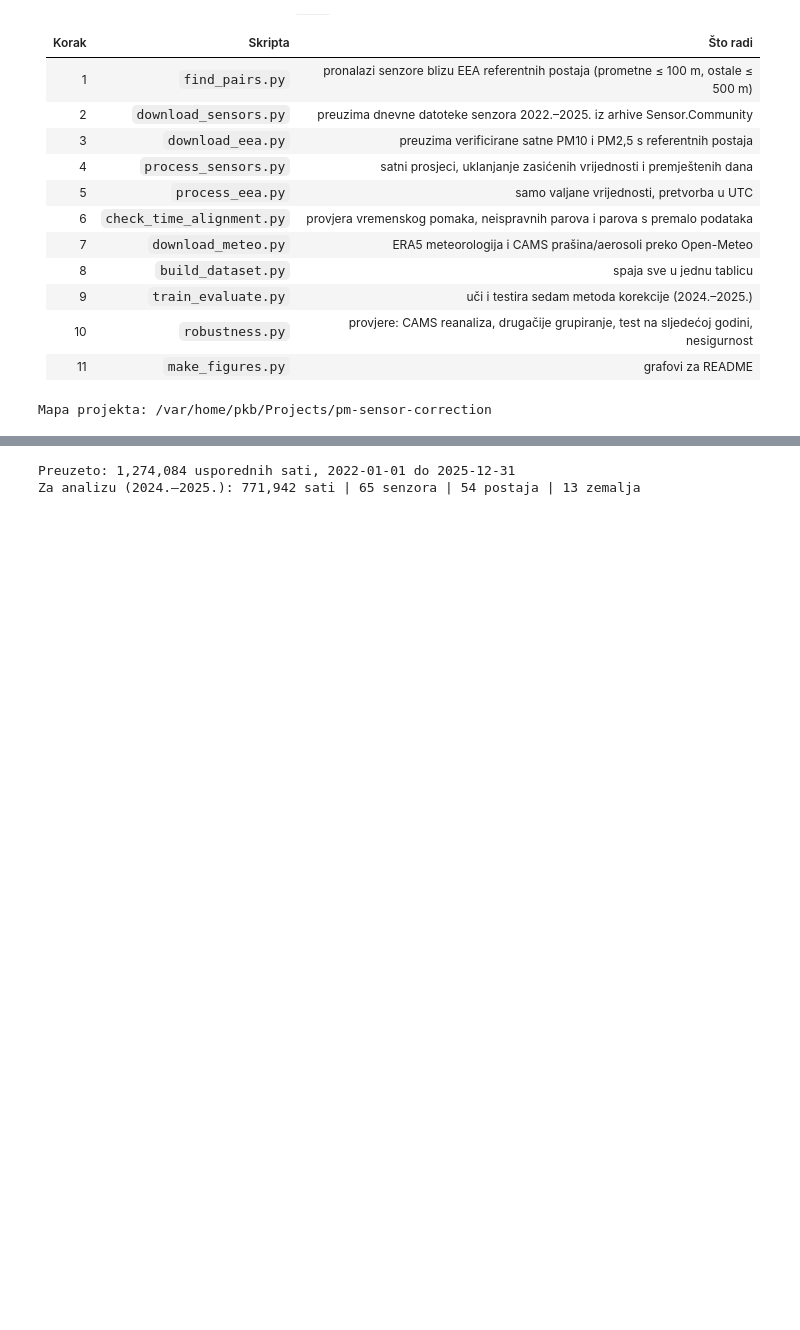
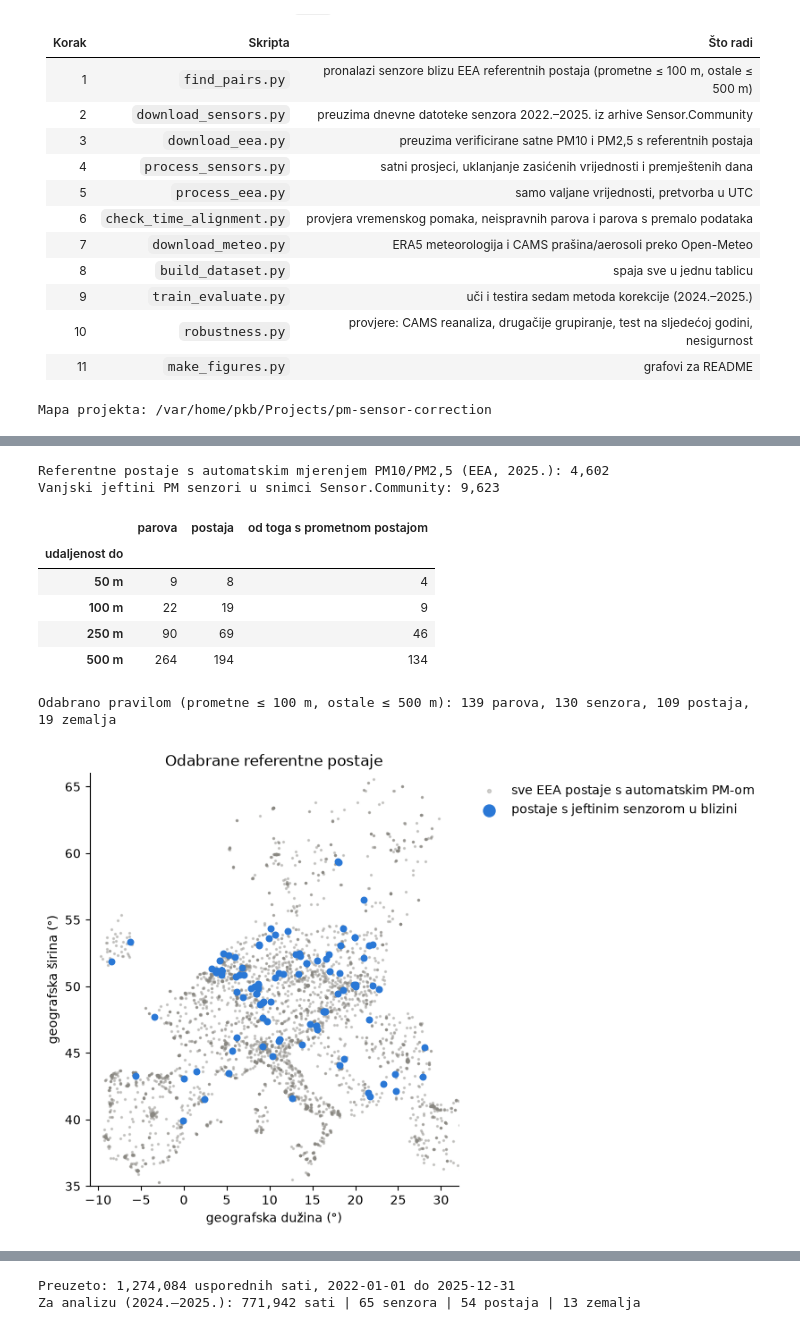
Before and after one commit to pboric/pm-sensor-correction, a Jupyter notebook: notebooks/vodic_kroz_analizu.ipynb, the cells around one changed output, grey strips where cells are left out. Cells and saved outputs as stored; diff of their text form; code cells hidden in the pictures; blank space fills up the shorter version.

Commit message:
Walkthrough: explain data sources, pair selection, download and preparation

```diff
--- a/notebooks/vodic_kroz_analizu.ipynb
+++ b/notebooks/vodic_kroz_analizu.ipynb
@@ -75,0 +119,37 @@ Mapa projekta: /var/home/pkb/Projects/pm-sensor-correction
+# %%
+import find_pairs as fp
+
+postaje = fp.load_reference_stations()
+senzori = fp.load_low_cost_sensors()
+print(f"Referentne postaje s automatskim mjerenjem PM10/PM2,5 (EEA, 2025.): {len(postaje):,}")
+print(f"Vanjski jeftini PM senzori u snimci Sensor.Community: {len(senzori):,}")
+
+parovi = pd.read_csv(INTERIM / "pairs.csv")          # svi parovi unutar 500 m
+odabrani = pd.read_csv(INTERIM / "pairs_selected.csv")  # nakon pravila 100 m / 500 m
+display(pd.DataFrame([{
+    "udaljenost do": f"{g} m",
+    "parova": int((parovi.distance_m <= g).sum()),
+    "postaja": parovi.loc[parovi.distance_m <= g, "ref_station_code"].nunique(),
+    "od toga s prometnom postajom": int(((parovi.distance_m <= g) & (parovi.ref_station_type == "traffic")).sum()),
+} for g in (50, 100, 250, 500)]).set_index("udaljenost do"))
+print(f"Odabrano pravilom (prometne ≤ 100 m, ostale ≤ 500 m): {len(odabrani)} parova, {odabrani.sensor_id.nunique()} "
+      f"senzora, {odabrani.ref_station_code.nunique()} postaja, {odabrani.ref_country.nunique()} zemalja")
+
+fig, ax = plt.subplots(figsize=(10, 6))
+ax.scatter(postaje.lon, postaje.lat, s=2, color=BOJE["raw"], alpha=0.35, label="sve EEA postaje s automatskim PM-om")
+o = odabrani.drop_duplicates("ref_station_code")
+ax.scatter(o.ref_lon, o.ref_lat, s=22, color=BOJE["gbm_full"], label="postaje s jeftinim senzorom u blizini")
+ax.set_xlim(-11, 32); ax.set_ylim(35, 66); ax.set_aspect(1 / np.cos(np.radians(50))); ax.grid(False)
+ax.set_xlabel("geografska dužina (°)"); ax.set_ylabel("geografska širina (°)")
+ax.legend(frameon=False, loc="upper left", bbox_to_anchor=(1.02, 1), markerscale=2); ax.set_title("Odabrane referentne postaje"); plt.show()
+# %% [output]
+Referentne postaje s automatskim mjerenjem PM10/PM2,5 (EEA, 2025.): 4,602
+Vanjski jeftini PM senzori u snimci Sensor.Community: 9,623
+|  | parova | postaja | od toga s prometnom postajom |
+| udaljenost do |  |  |  |
+| 50 m | 9 | 8 | 4 |
+| 100 m | 22 | 19 | 9 |
+| 250 m | 90 | 69 | 46 |
+| 500 m | 264 | 194 | 134 |
+Odabrano pravilom (prometne ≤ 100 m, ostale ≤ 500 m): 139 parova, 130 senzora, 109 postaja, 19 zemalja
+[figure, added]
```
Also changed, not shown: parts of 10 cells of this notebook, 1 other file.
